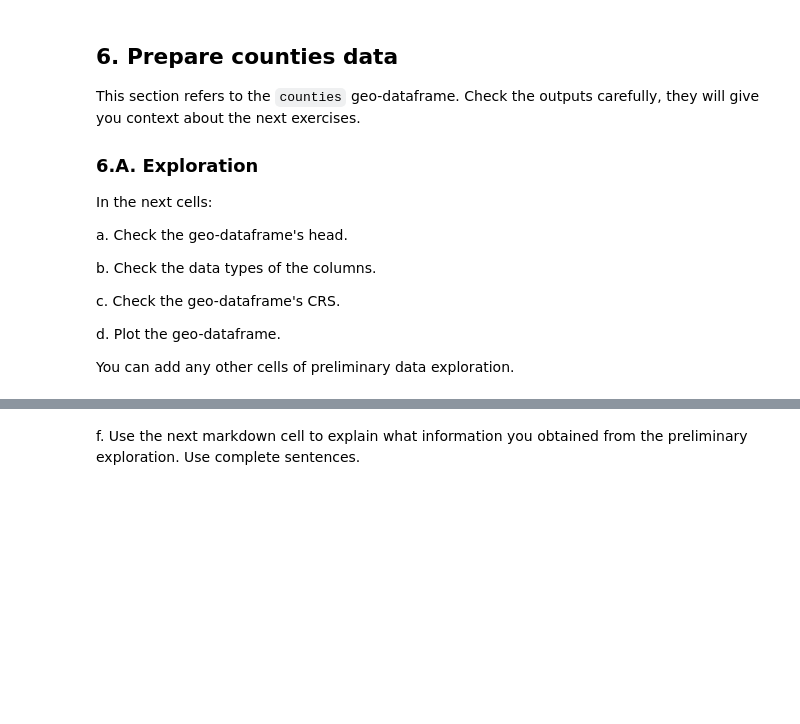
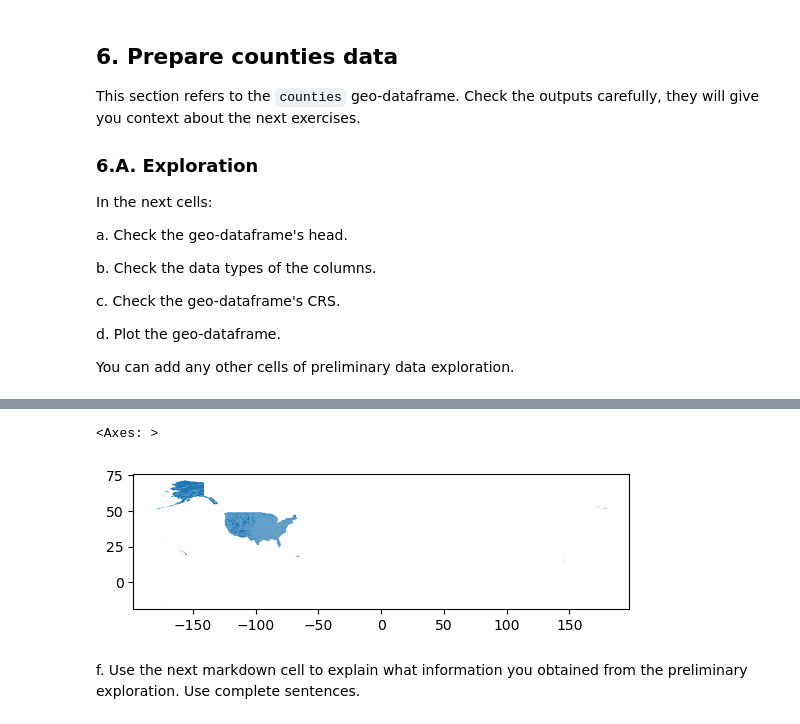
Before and after one commit to egp4aq/eds220-hwk3, a Jupyter notebook: hwk3-task2-oil-spills.ipynb, the cells around one changed output, grey strips where cells are left out. Cells and saved outputs as stored; diff of their text form; code cells hidden in the pictures; blank space fills up the shorter version.

Commit message:
Preliminary counties exploration

```diff
--- a/hwk3-task2-oil-spills.ipynb
+++ b/hwk3-task2-oil-spills.ipynb
@@ -334,3 +375,9 @@ You can add any other cells of preliminary data exploration.
+# %%
+# d. Plot gdf
+counties.plot()
+# %% [output]
+<Axes: >
+[figure, added]
 # %% [markdown]
 <!-- BEGIN QUESTION -->
 
```
Also changed, not shown: parts of 12 cells of this notebook.
